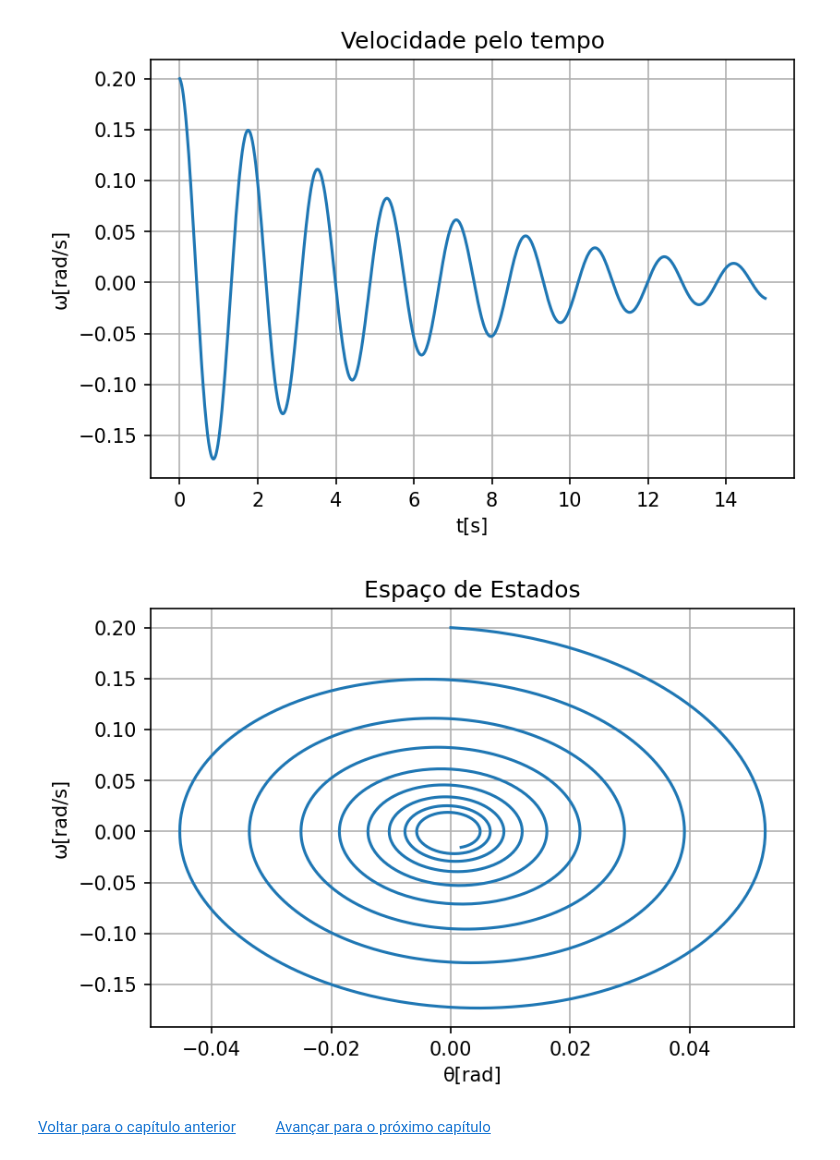
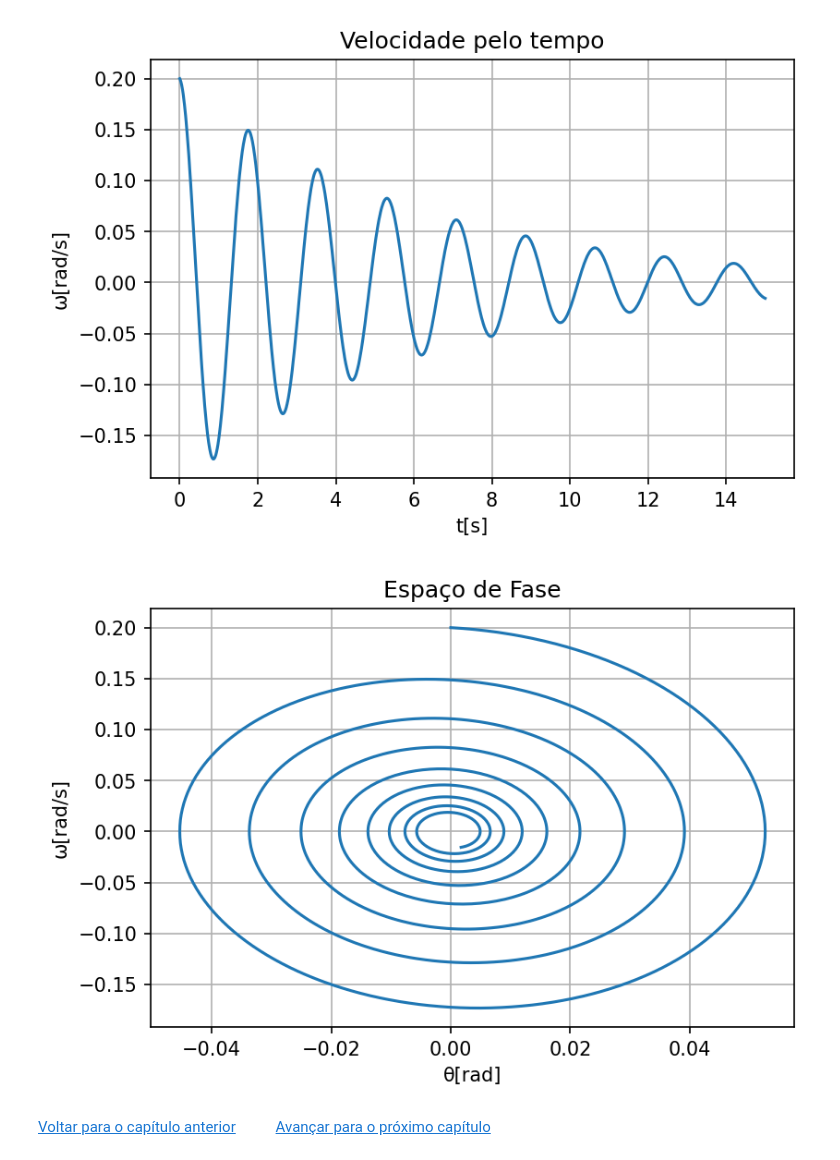
Before and after one commit to Pi-vi/Aulas_Dinamica, a Jupyter notebook: Din7.ipynb, the cells around one changed output. Cells and saved outputs as stored; diff of their text form; code cells hidden in the pictures.

```diff
--- a/Din7.ipynb
+++ b/Din7.ipynb
@@ -343,11 +340,11 @@ plt.grid(True)
 # %%
 plt.figure(dpi=150)
 plt.plot(X[:,0],X[:,1])
 plt.xlabel(xstr)
 plt.ylabel(vstr)
-plt.title('Espaço de Estados')
+plt.title('Espaço de Fase')
 plt.grid(True)
 # %% [output]
-[figure, old version]
+[figure, new version]
 # %% [markdown]
 [Voltar para o capítulo anterior](Din6.ipynb)     $\qquad$   [Avançar para o próximo capítulo](Din8.ipynb)
```
Also changed, not shown: parts of 2 cells of this notebook.
